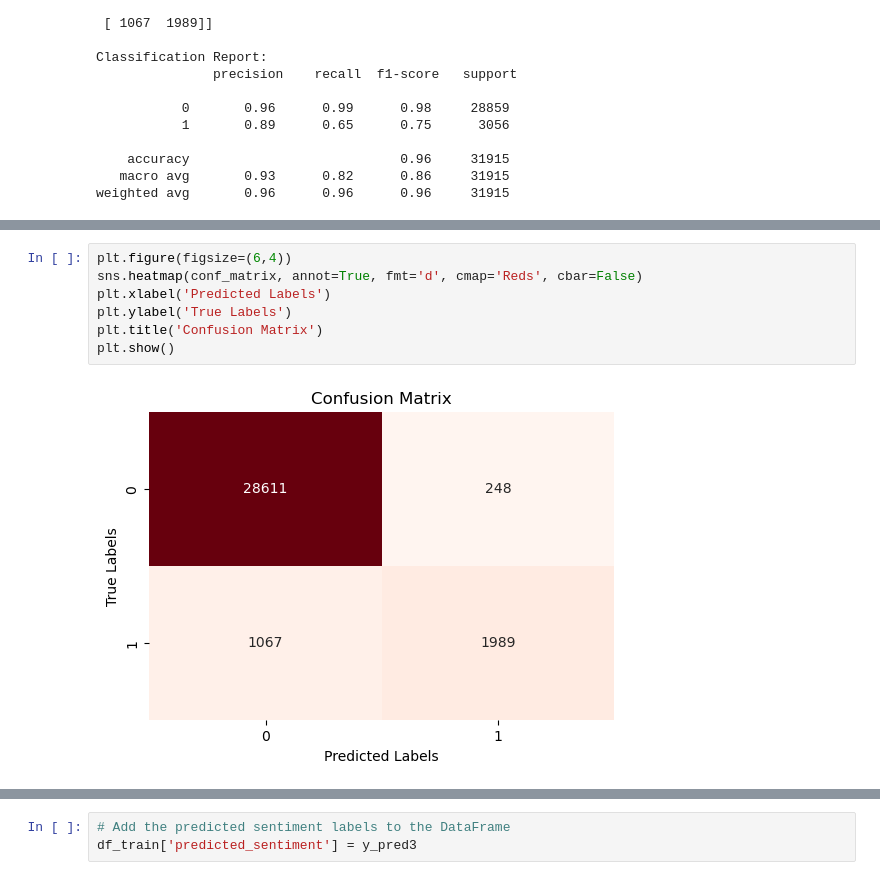
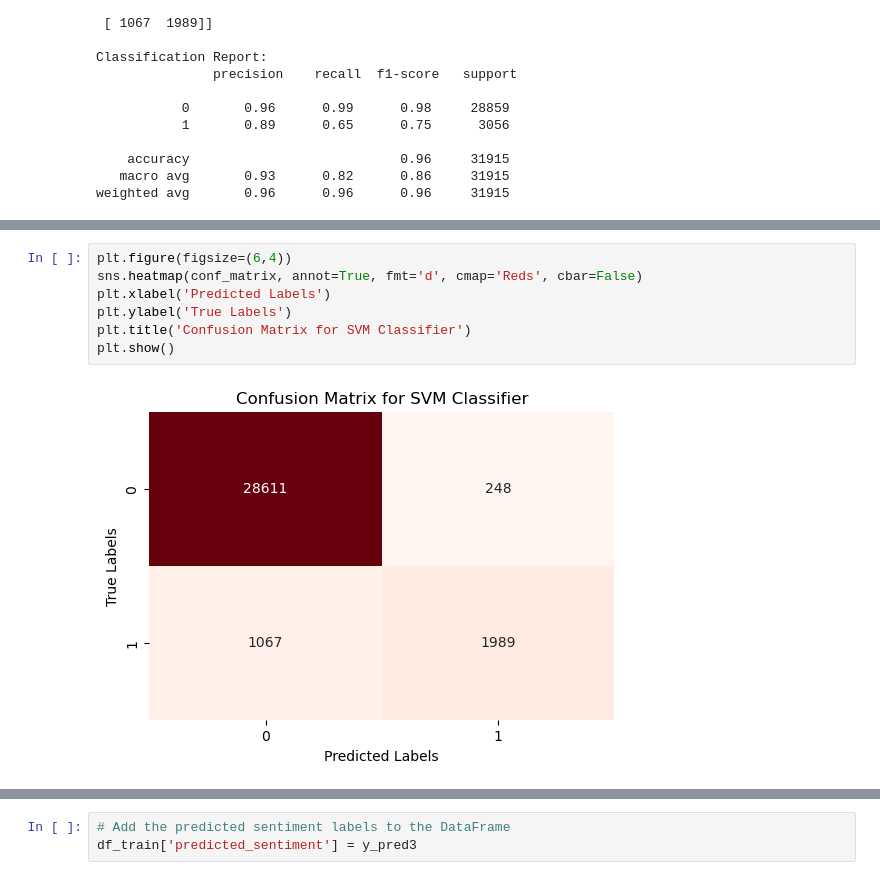
Before and after one commit to shruti-sontakke/Toxic_Comment_Classification, a Jupyter notebook: Toxic_comment_classification.ipynb, the cells around one changed output, grey strips where cells are left out. Saved outputs shown, nothing was run; the diff lists cells and outputs as text.

```diff
--- a/Toxic_comment_classification.ipynb
+++ b/Toxic_comment_classification.ipynb
@@ -339,9 +362,9 @@ weighted avg       0.96      0.96      0.96     31915
 # %%
 plt.figure(figsize=(6,4))
 sns.heatmap(conf_matrix, annot=True, fmt='d', cmap='Reds', cbar=False)
 plt.xlabel('Predicted Labels')
 plt.ylabel('True Labels')
-plt.title('Confusion Matrix')
+plt.title('Confusion Matrix for SVM Classifier')
 plt.show()
 # %% [output]
-[figure, old version]
+[figure, new version]
```
Also changed, not shown: parts of 7 cells of this notebook.
